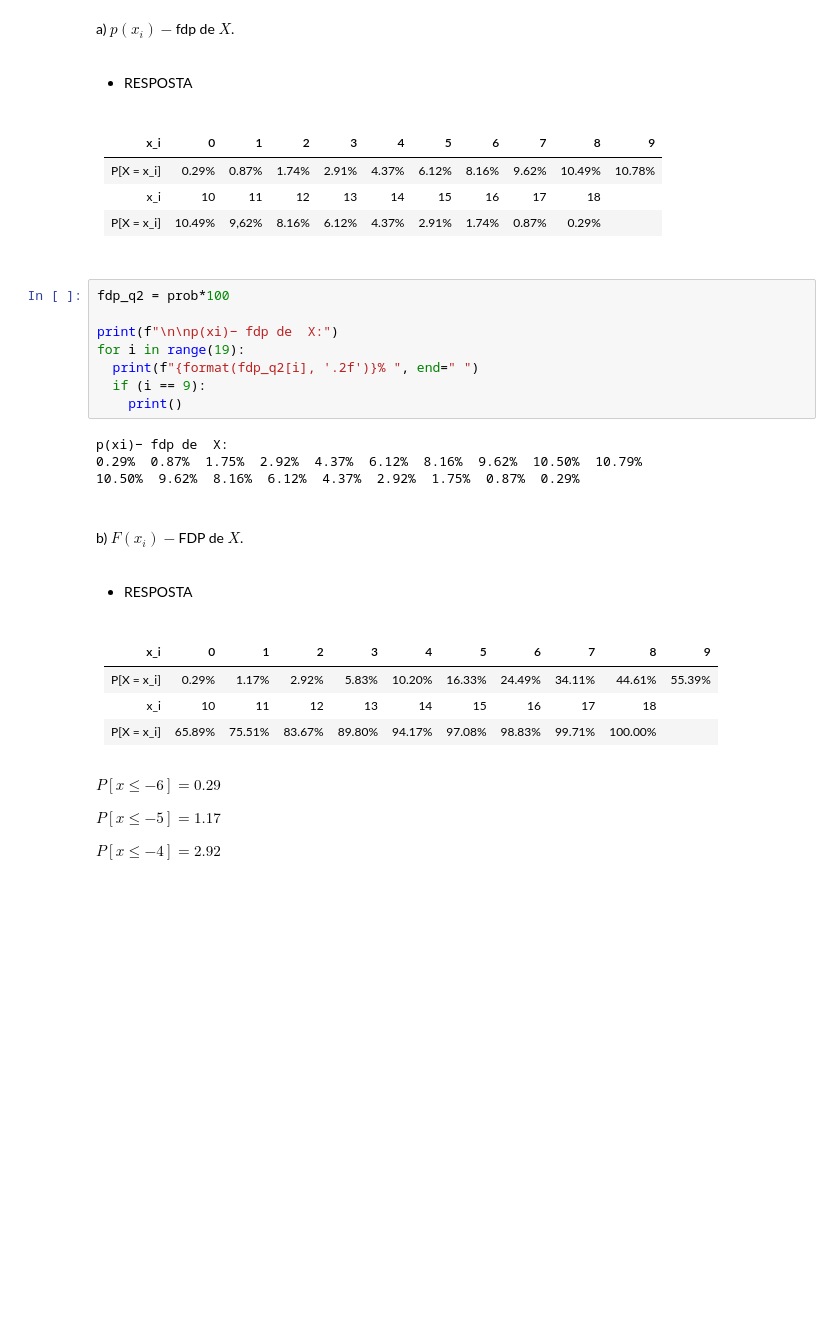
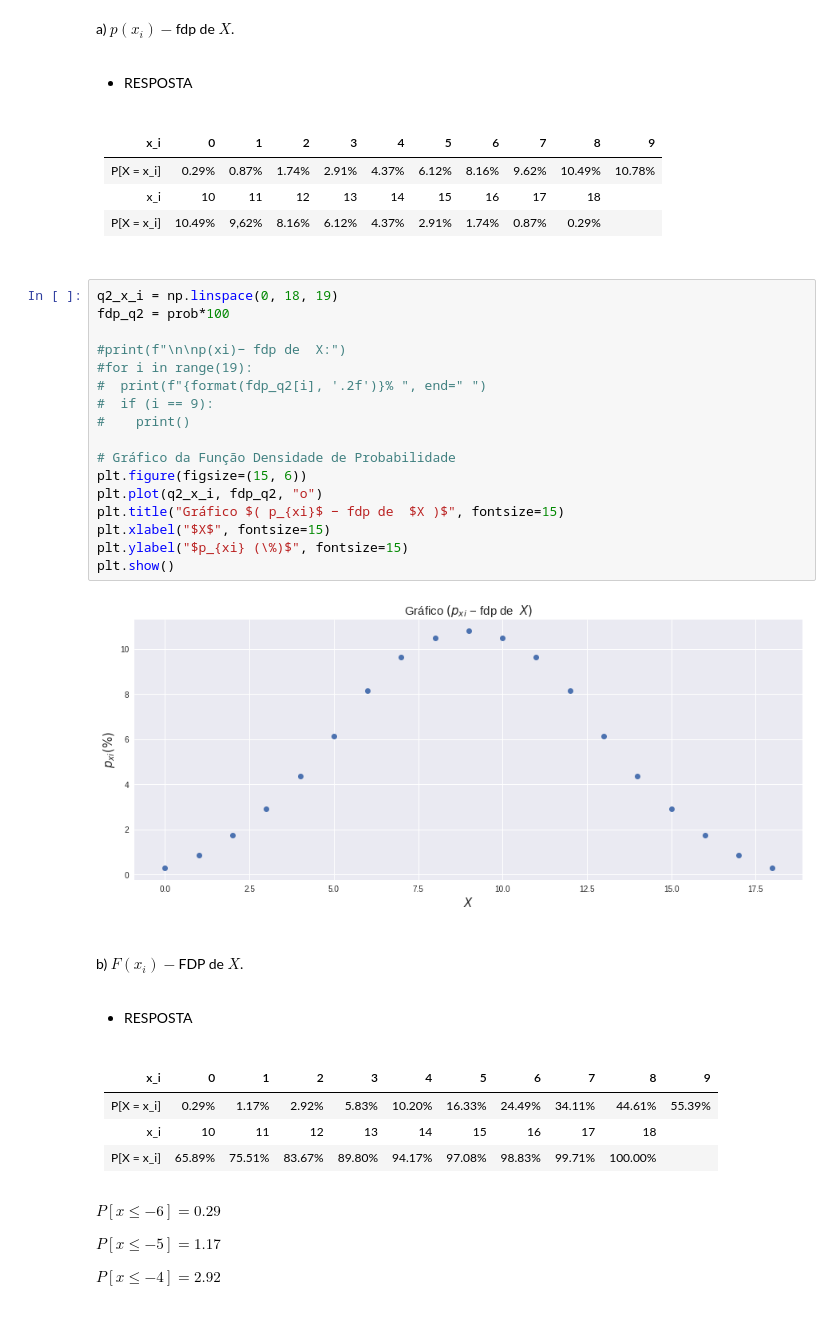
Before and after one commit to Oseiasdfarias/ProbabilidadeProcessosEstocarticos, a Jupyter notebook: FEE_PPE_LE_U04_P01_Oseias_Dias_de_Farias_201733940002.ipynb, the cells around one changed output. Saved outputs shown, nothing was run; the diff lists cells and outputs as text; blank space fills up the shorter version.

```diff
--- a/FEE_PPE_LE_U04_P01_Oseias_Dias_de_Farias_201733940002.ipynb
+++ b/FEE_PPE_LE_U04_P01_Oseias_Dias_de_Farias_201733940002.ipynb
@@ -328,17 +383,24 @@ a) $p(x_i)-$fdp de $X$.
 
 <br>
 # %%
+q2_x_i = np.linspace(0, 18, 19)
 fdp_q2 = prob*100
 
-print(f"\n\np(xi)− fdp de  X:")
-for i in range(19):
-  print(f"{format(fdp_q2[i], '.2f')}% ", end=" ")
-  if (i == 9):
-    print()
+#print(f"\n\np(xi)− fdp de  X:")
+#for i in range(19):
+#  print(f"{format(fdp_q2[i], '.2f')}% ", end=" ")
+#  if (i == 9):
+#    print()
+
+# Gráfico da Função Densidade de Probabilidade
+plt.figure(figsize=(15, 6))
+plt.plot(q2_x_i, fdp_q2, "o")
+plt.title("Gráfico $( p_{xi}$ − fdp de  $X )$", fontsize=15)
+plt.xlabel("$X$", fontsize=15)
+plt.ylabel("$p_{xi} (\%)$", fontsize=15)
+plt.show()
 # %% [output]
-p(xi)− fdp de  X:
-0.29%  0.87%  1.75%  2.92%  4.37%  6.12%  8.16%  9.62%  10.50%  10.79%
-10.50%  9.62%  8.16%  6.12%  4.37%  2.92%  1.75%  0.87%  0.29%
+[figure, added]
 # %% [markdown]
 <br>
 
```
Also changed, not shown: parts of 12 cells of this notebook.
